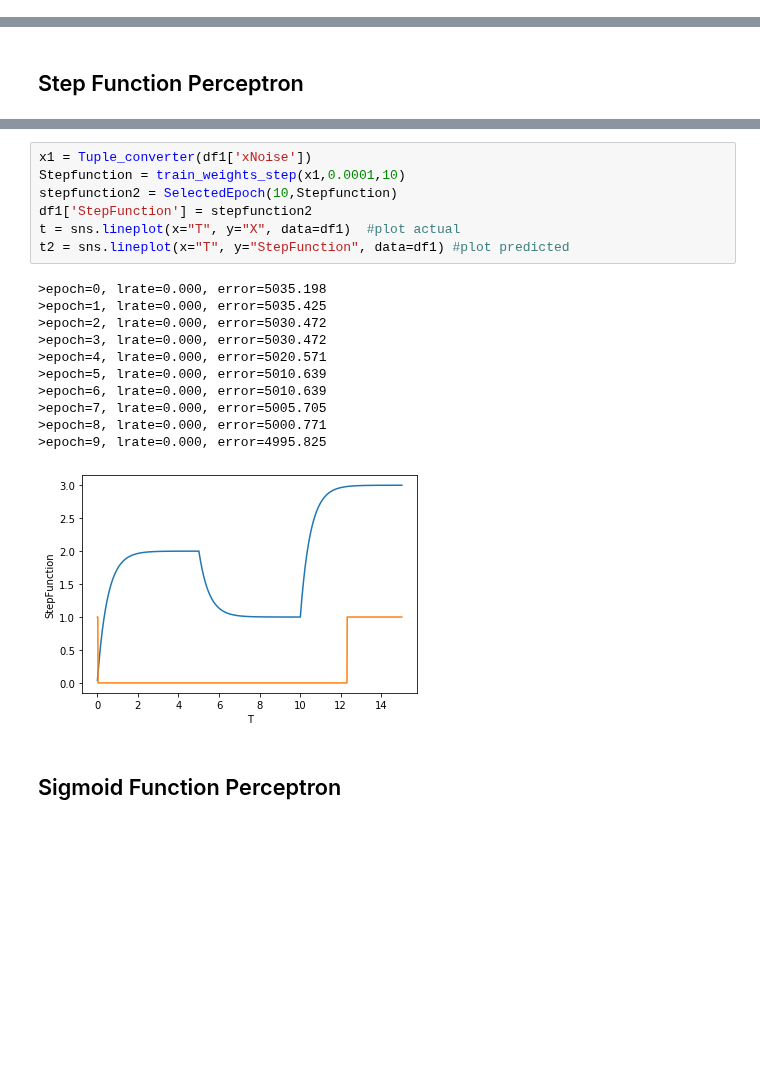
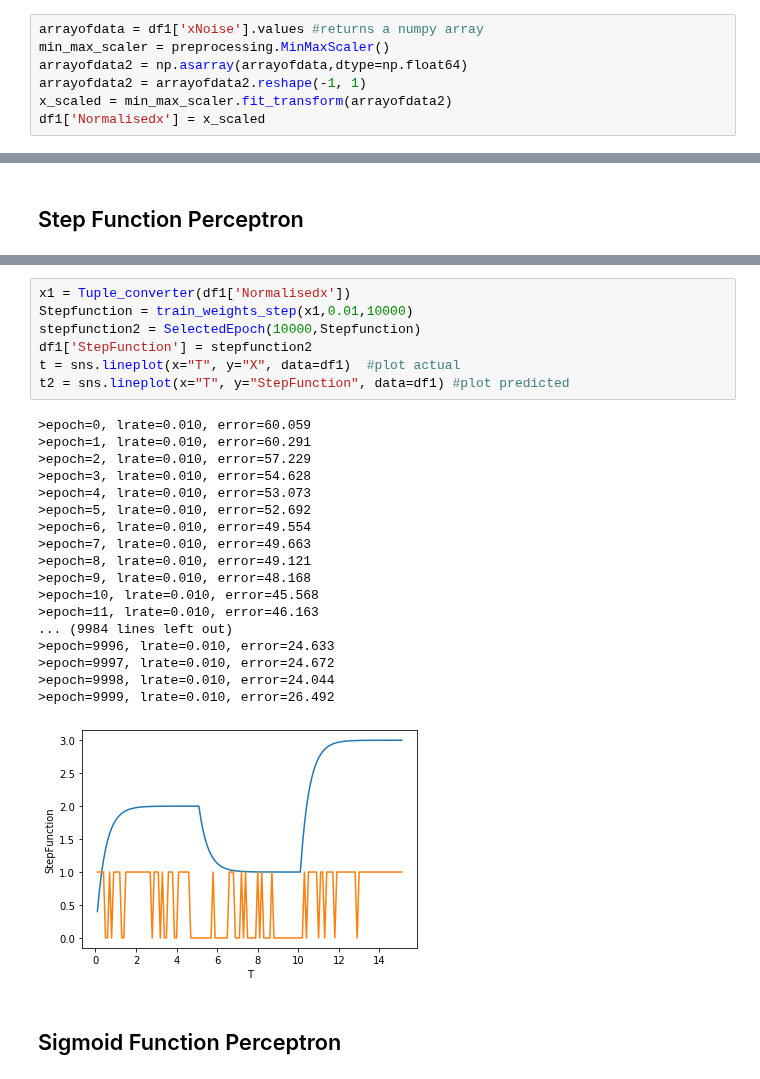
Before and after one commit to JamesDun2866/Computational-Science, a Jupyter notebook: Computational Science.ipynb, the cells around one changed output, grey strips where cells are left out. Drawn from its saved outputs; the diff is of its cells as text; blank space fills up the shorter version.

```diff
--- a/Computational Science.ipynb
+++ b/Computational Science.ipynb
@@ -447,3 +450,10 @@ dfnoiseshortened7 = dfnoise7[dfnoise7["Noise"].index < dfcount7] #Half the data
 df7['Noise'] = dfnoiseshortened7 # add noise to full dataframe
 XcombinedNoise7 =  df7['Noise'] + df7['X'] # add noise to x
 df7['xNoise'] = XcombinedNoise7 #add Xnoise to dataframe
+# %%
+arrayofdata = df1['xNoise'].values #returns a numpy array
+min_max_scaler = preprocessing.MinMaxScaler()
+arrayofdata2 = np.asarray(arrayofdata,dtype=np.float64)
+arrayofdata2 = arrayofdata2.reshape(-1, 1)
+x_scaled = min_max_scaler.fit_transform(arrayofdata2)
+df1['Normalisedx'] = x_scaled
@@ -546,24 +572,31 @@ def Tuple_converter(array): #convert array into a tuple set
         count = count + 1 # increase count
     return Tuplearray # return tuple
 # %%
-x1 = Tuple_converter(df1['xNoise'])
-Stepfunction = train_weights_step(x1,0.0001,10)
-stepfunction2 = SelectedEpoch(10,Stepfunction)
+x1 = Tuple_converter(df1['Normalisedx'])
+Stepfunction = train_weights_step(x1,0.01,10000)
+stepfunction2 = SelectedEpoch(10000,Stepfunction)
 df1['StepFunction'] = stepfunction2
 t = sns.lineplot(x="T", y="X", data=df1)  #plot actual
 t2 = sns.lineplot(x="T", y="StepFunction", data=df1) #plot predicted
 # %% [output]
->epoch=0, lrate=0.000, error=5035.198
->epoch=1, lrate=0.000, error=5035.425
->epoch=2, lrate=0.000, error=5030.472
->epoch=3, lrate=0.000, error=5030.472
->epoch=4, lrate=0.000, error=5020.571
->epoch=5, lrate=0.000, error=5010.639
->epoch=6, lrate=0.000, error=5010.639
->epoch=7, lrate=0.000, error=5005.705
->epoch=8, lrate=0.000, error=5000.771
->epoch=9, lrate=0.000, error=4995.825
+>epoch=0, lrate=0.010, error=60.059
+>epoch=1, lrate=0.010, error=60.291
+>epoch=2, lrate=0.010, error=57.229
+>epoch=3, lrate=0.010, error=54.628
+>epoch=4, lrate=0.010, error=53.073
+>epoch=5, lrate=0.010, error=52.692
+>epoch=6, lrate=0.010, error=49.554
+>epoch=7, lrate=0.010, error=49.663
+>epoch=8, lrate=0.010, error=49.121
+>epoch=9, lrate=0.010, error=48.168
+>epoch=10, lrate=0.010, error=45.568
+>epoch=11, lrate=0.010, error=46.163
+... (9984 lines left out)
+>epoch=9996, lrate=0.010, error=24.633
+>epoch=9997, lrate=0.010, error=24.672
+>epoch=9998, lrate=0.010, error=24.044
+>epoch=9999, lrate=0.010, error=26.492
-[figure, old version]
+[figure, new version]
 # %% [markdown]
 ## Sigmoid Function Perceptron
 # %%
```
Also changed, not shown: parts of 17 cells of this notebook.
